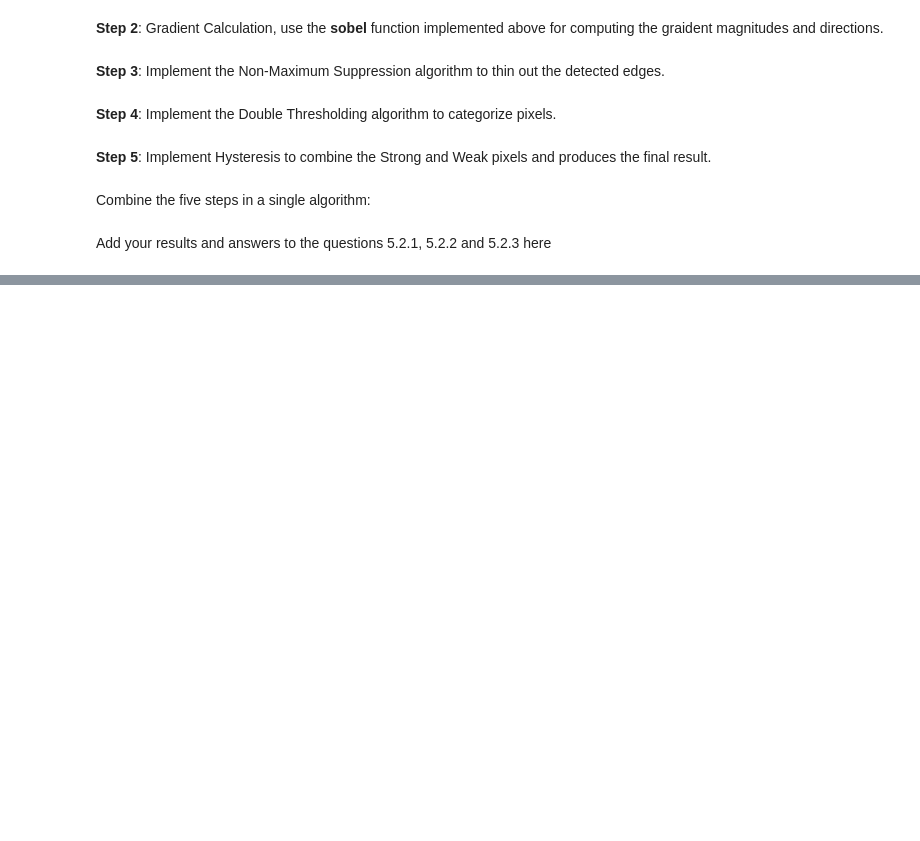
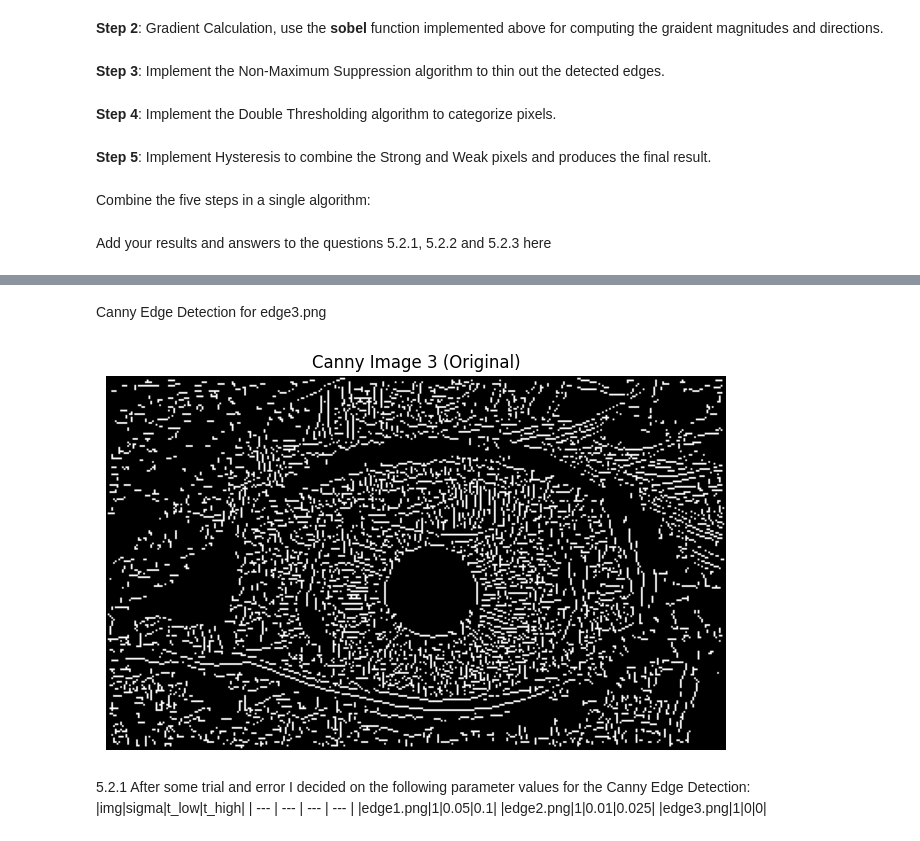
Before and after one commit to va9id/computer-vision, a Jupyter notebook: assignment1/Canny.ipynb, the cells around one changed output, grey strips where cells are left out. Saved outputs shown, nothing was run; the diff lists cells and outputs as text; code cells hidden in the pictures; blank space fills up the shorter version.

```diff
--- a/assignment1/Canny.ipynb
+++ b/assignment1/Canny.ipynb
@@ -197,0 +276,16 @@ Add your results and answers to the questions 5.2.1, 5.2.2 and 5.2.3 here
+# %% [markdown]
+Canny Edge Detection for edge3.png
+# %%
+img3 = rgb2gray(mpimg.imread('edge3.png'))
+canny_img3 = canny_edge_detector(img3, 1, 0.05, 0.1)
+show_canny_img(canny_img3, 3)
+# %% [output]
+[figure, added]
+# %% [markdown]
+5.2.1
+After some trial and error I decided on the following parameter values for the Canny Edge Detection:
+|img|sigma|t_low|t_high|
+| --- | --- | --- | --- |
+|edge1.png|1|0.05|0.1|
+|edge2.png|1|0.01|0.025|
+|edge3.png|1|0|0|
```
Also changed, not shown: parts of 14 cells of this notebook, 5 other files.
